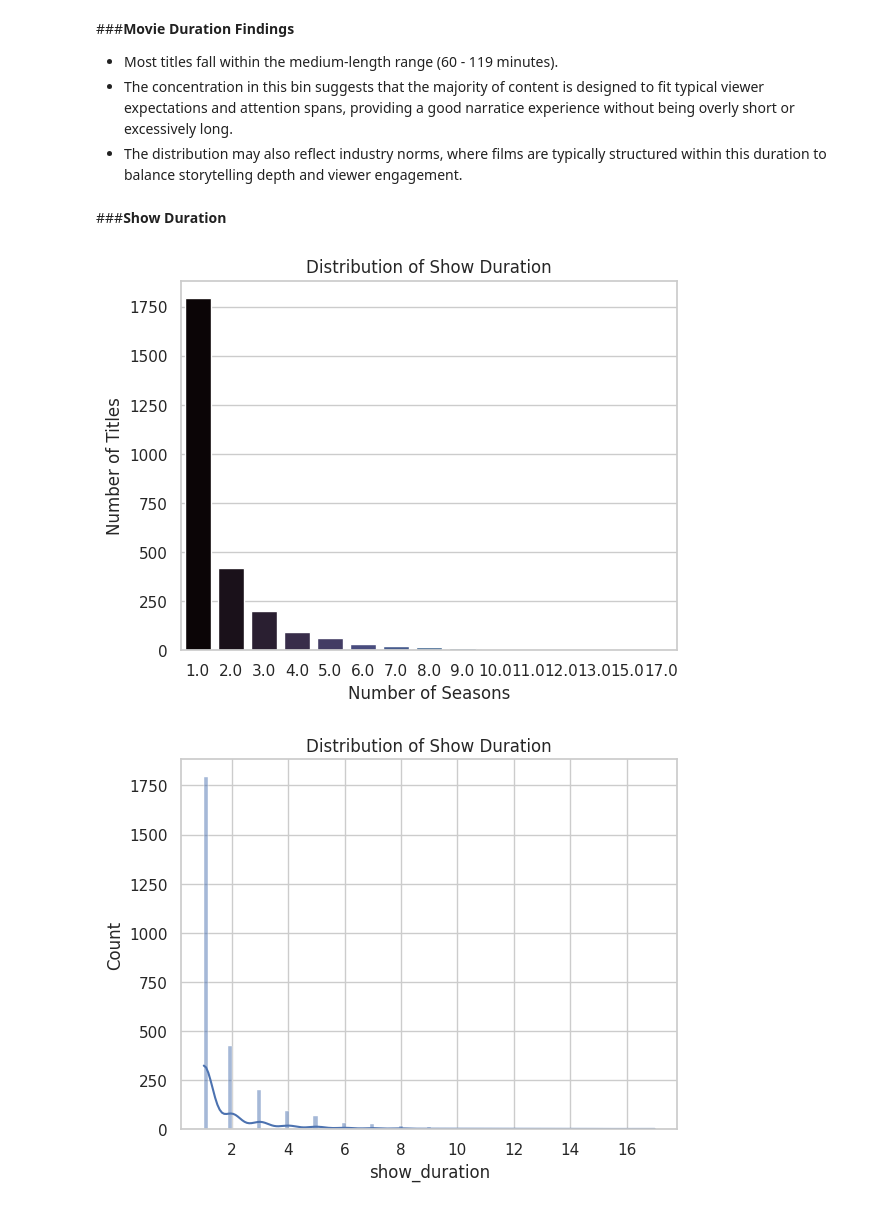
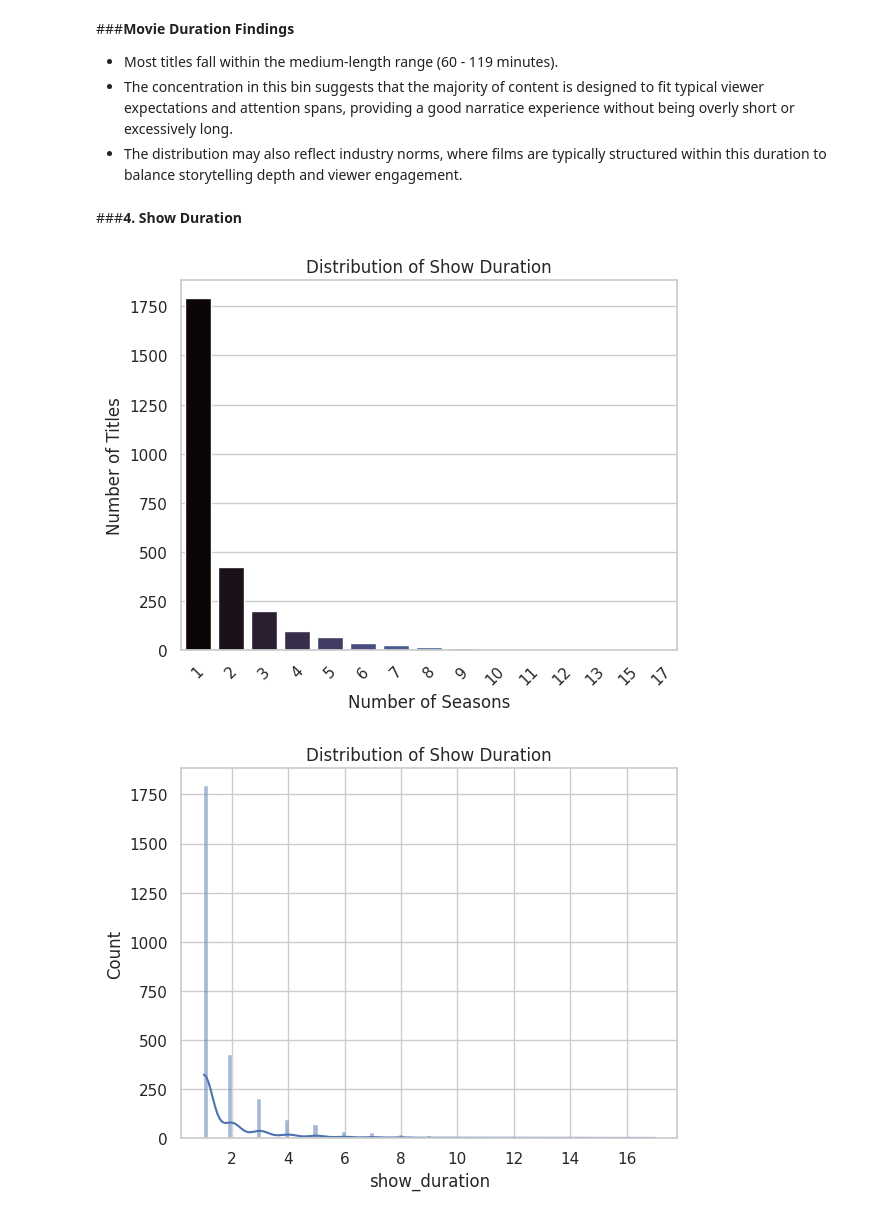
Before and after one commit to StacyChebet/Netflix-EDA, a Jupyter notebook: Netflix_Exploratory_Data_Analysis.ipynb, the cells around one changed output. Drawn from its saved outputs; the diff is of its cells as text; code cells hidden in the pictures.

```diff
--- a/Netflix_Exploratory_Data_Analysis.ipynb
+++ b/Netflix_Exploratory_Data_Analysis.ipynb
@@ -360,6 +360,9 @@ df['show_duration'] = df.apply(
     axis=1
 )
 
+#Parsing show_duration to int
+df['show_duration'] = df['show_duration'].dropna().astype('Int64')
+
 df.head()
 # %% [output]
 |  | type | director | cast | country | date_added | release_year | rating | duration | listed_in | era | ... |
@@ -369,16 +372,17 @@ df.head()
 | 3 | TV Show | Unknown | Unknown | Unknown | September 24, 2021 | 2021 | TV-MA | 1 Season | Docuseries, Reality TV | COVID Era | ... |
 | 4 | TV Show | Unknown | Mayur More, Jitendra Kumar, Ranja... | India | September 24, 2021 | 2021 | TV-MA | 2 Seasons | International TV Shows, Romantic ... | COVID Era | ... |
 # %%
-#Filtering out rows with NaN values in 'movie_duration
-df_filtered = df.dropna(subset=['movie_duration'])
-
-#Defining the bins and labels
+# Define the bins and labels
 bins = [0, 60, 120, 180, 240, 300]
 labels = ['Short', 'Medium', 'Long', 'Very Long', 'Epic']
 
-#Creating a new column with the binned movie durations
-df_filtered = df_filtered.copy()
-df_filtered['movie_duration_category'] = pd.cut(df_filtered['movie_duration'], bins=bins, labels=labels, right=False)
+# Apply binning only to rows where 'movie_duration' is not NaN
+df.loc[df['movie_duration'].notna(), 'movie_duration_category'] = pd.cut(
+    df.loc[df['movie_duration'].notna(), 'movie_duration'],
+    bins=bins,
+    labels=labels,
+    right=False
+)
 # %% [markdown]
 ##**Converting `date_added` to DateTime**
 Since `date_added` is a string, it would be easier to analyze and draw insights if it was in the DateTime format.<br>
@@ -400,9 +404,3 @@ df.head()
 | 4 | TV Show | Unknown | Mayur More, Jitendra Kumar, Ranja... | India | 2021-09-24 | 2021 | TV-MA | 2 Seasons | International TV Shows, Romantic ... | COVID Era | ... |
 # %% [markdown]
 ##**Extracting Year From the date_added Column**
-# %%
-#Creating column with
-#Extracting the year added
-df['year_added'] = df['date_added'].dt.year
-
-df.head()
@@ -416,3 +407,6 @@ df.head()
+# %%
+#Dropping null values in year and converting the datatype to int
+df['year_added'] = df['date_added'].dt.year.dropna().astype('Int64')
 # %% [markdown]
 ##**Extracting Month From the date_added Column**
 # %%
@@ -479,19 +473,17 @@ plt.show()
 - The concentration in this bin suggests that the majority of content is designed to fit typical viewer expectations and attention spans, providing a good narratice experience without being overly short or excessively long.
 - The distribution may also reflect industry norms, where films are typically structured within this duration to balance storytelling depth and viewer engagement.
 # %% [markdown]
-###**Show Duration**
+###**4. Show Duration**
 # %%
-#Filtering out rows with NaN values in 'movie_duration
-df = df.dropna(subset=['show_duration'])
-
 #Plotting the countplot for the show_duration column
-sns.countplot(x='show_duration', hue='show_duration', data=df, palette='mako', legend=False)
+sns.countplot(x='show_duration', hue='show_duration', data=df[df['type'] == 'TV Show'], palette='mako', legend=False)
 plt.title('Distribution of Show Duration')
 plt.xlabel('Number of Seasons')
 plt.ylabel('Number of Titles')
+plt.xticks(rotation=45)
 plt.show()
 # %% [output]
-[figure, old version]
+[figure, new version]
 # %%
 #Histogram for duration of Seasons
 sns.histplot(df['show_duration'].dropna(), kde=True)
```
Also changed, not shown: parts of 11 cells of this notebook.
